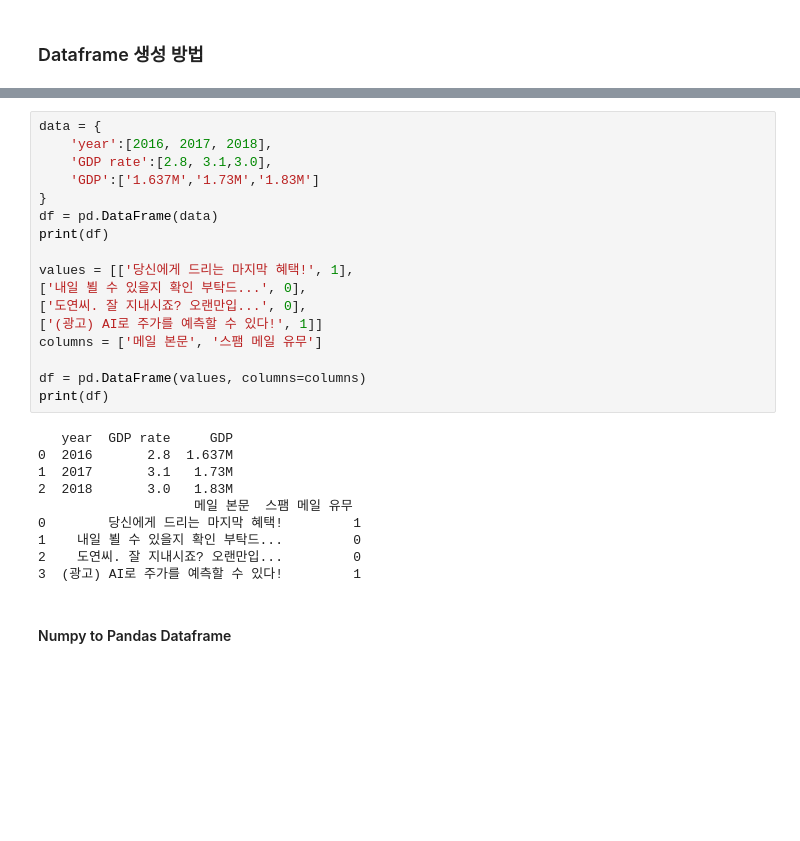
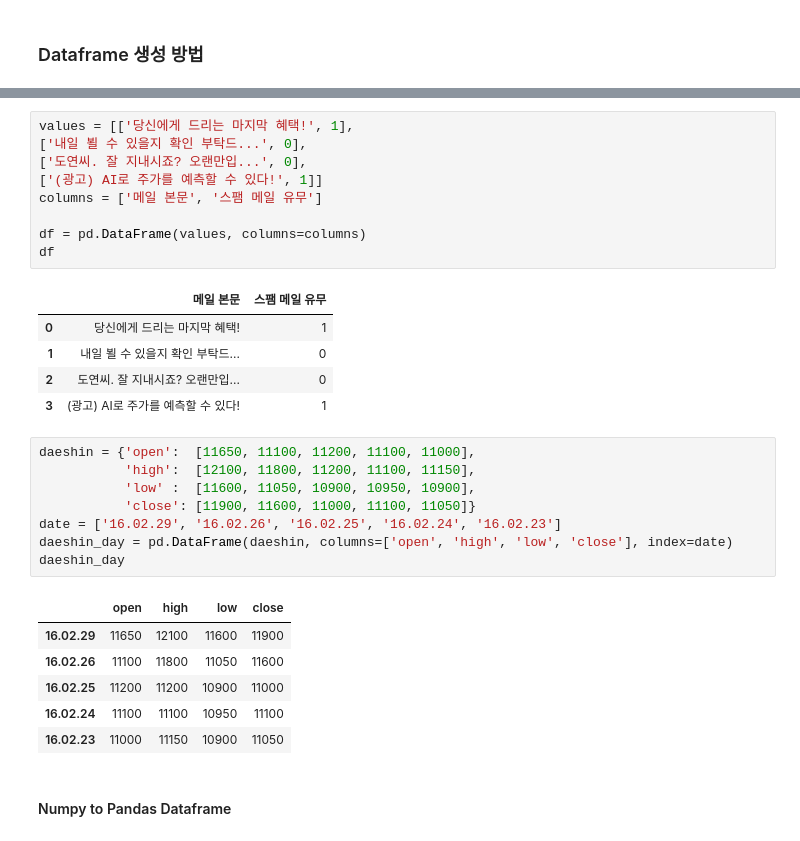
Before and after one commit to ynebula/Python, a Jupyter notebook: Pandas_Dataframe.ipynb, the cells around one changed output, grey strips where cells are left out. Drawn from its saved outputs; the diff is of its cells as text; blank space fills up the shorter version.

Commit message:
Numpy & Dataframe

```diff
--- a/Pandas_Dataframe.ipynb
+++ b/Pandas_Dataframe.ipynb
@@ -9,12 +22,4 @@ DataFrame은 2차원 자료구조인 DataFrame는 행과 열이 있는 테이블
 # %%
-data = {
-    'year':[2016, 2017, 2018],
-    'GDP rate':[2.8, 3.1,3.0],
-    'GDP':['1.637M','1.73M','1.83M']
-}
-df = pd.DataFrame(data)
-print(df)
-
 values = [['당신에게 드리는 마지막 혜택!', 1],
 ['내일 뵐 수 있을지 확인 부탁드...', 0],
 ['도연씨. 잘 지내시죠? 오랜만입...', 0],
@@ -22,17 +27,28 @@ values = [['당신에게 드리는 마지막 혜택!', 1],
 columns = ['메일 본문', '스팸 메일 유무']
 
 df = pd.DataFrame(values, columns=columns)
-print(df)
+df
 # %% [output]
-   year  GDP rate     GDP
-0  2016       2.8  1.637M
-1  2017       3.1   1.73M
-2  2018       3.0   1.83M
-                    메일 본문  스팸 메일 유무
-0        당신에게 드리는 마지막 혜택!         1
-1    내일 뵐 수 있을지 확인 부탁드...         0
-2    도연씨. 잘 지내시죠? 오랜만입...         0
-3  (광고) AI로 주가를 예측할 수 있다!         1
+|  | 메일 본문 | 스팸 메일 유무 |
+| 0 | 당신에게 드리는 마지막 혜택! | 1 |
+| 1 | 내일 뵐 수 있을지 확인 부탁드... | 0 |
+| 2 | 도연씨. 잘 지내시죠? 오랜만입... | 0 |
+| 3 | (광고) AI로 주가를 예측할 수 있다! | 1 |
+# %%
+daeshin = {'open':  [11650, 11100, 11200, 11100, 11000],
+           'high':  [12100, 11800, 11200, 11100, 11150],
+           'low' :  [11600, 11050, 10900, 10950, 10900],
+           'close': [11900, 11600, 11000, 11100, 11050]}
+date = ['16.02.29', '16.02.26', '16.02.25', '16.02.24', '16.02.23']
+daeshin_day = pd.DataFrame(daeshin, columns=['open', 'high', 'low', 'close'], index=date)
+daeshin_day
+# %% [output]
+|  | open | high | low | close |
+| 16.02.29 | 11650 | 12100 | 11600 | 11900 |
+| 16.02.26 | 11100 | 11800 | 11050 | 11600 |
+| 16.02.25 | 11200 | 11200 | 10900 | 11000 |
+| 16.02.24 | 11100 | 11100 | 10950 | 11100 |
+| 16.02.23 | 11000 | 11150 | 10900 | 11050 |
 # %% [markdown]
 #### Numpy to Pandas Dataframe
 # %%
```
Also changed, not shown: parts of 1 cell of this notebook, 1 other file.
